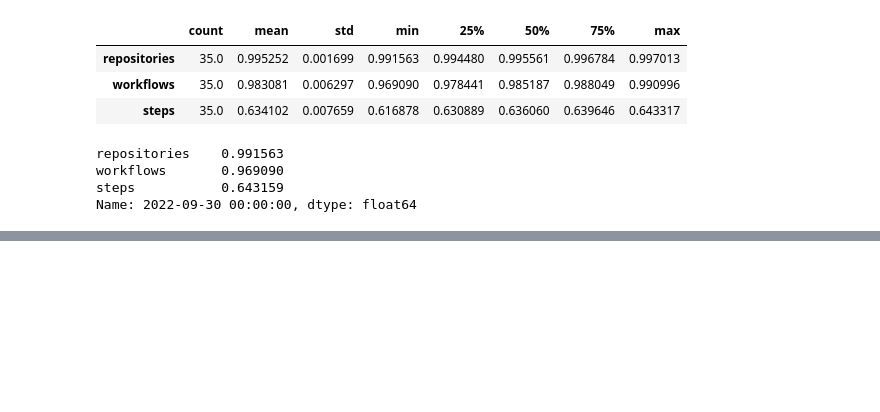
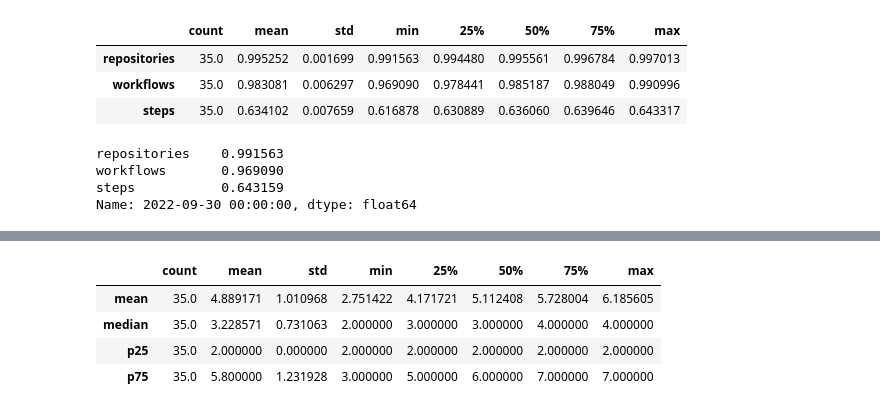
Before and after one commit to AlexandreDecan/secos-ghalag, a Jupyter notebook: notebooks/Data Overview.ipynb, the cells around one changed output, grey strips where cells are left out. Drawn from its saved outputs; the diff is of its cells as text; code cells hidden in the pictures; blank space fills up the shorter version.

```diff
--- a/notebooks/Data Overview.ipynb
+++ b/notebooks/Data Overview.ipynb
@@ -147,0 +235,8 @@ Name: 2022-09-30 00:00:00, dtype: float64
+# %%
+temp.describe().T
+# %% [output]
+|  | count | mean | std | min | 25% | 50% | 75% | max |
+| mean | 35.0 | 4.889171 | 1.010968 | 2.751422 | 4.171721 | 5.112408 | 5.728004 | 6.185605 |
+| median | 35.0 | 3.228571 | 0.731063 | 2.000000 | 3.000000 | 3.000000 | 4.000000 | 4.000000 |
+| p25 | 35.0 | 2.000000 | 0.000000 | 2.000000 | 2.000000 | 2.000000 | 2.000000 | 2.000000 |
+| p75 | 35.0 | 5.800000 | 1.231928 | 3.000000 | 5.000000 | 6.000000 | 7.000000 | 7.000000 |
```
Also changed, not shown: parts of 6 cells of this notebook.
